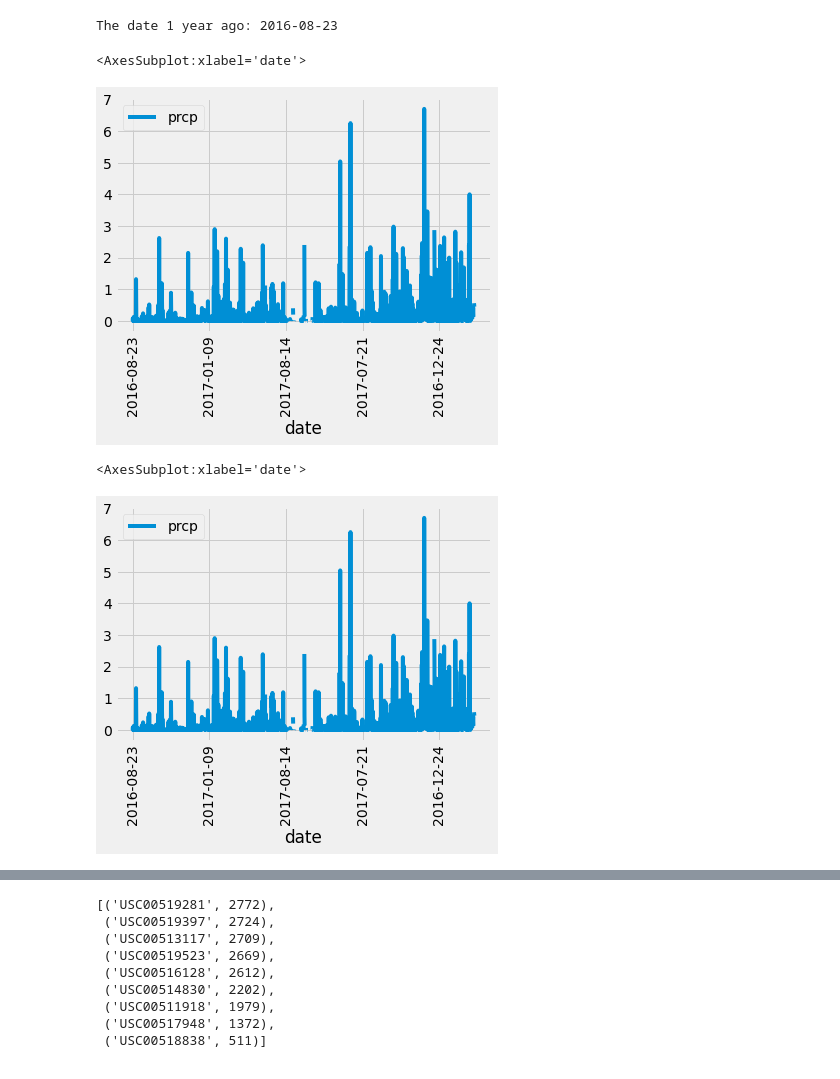
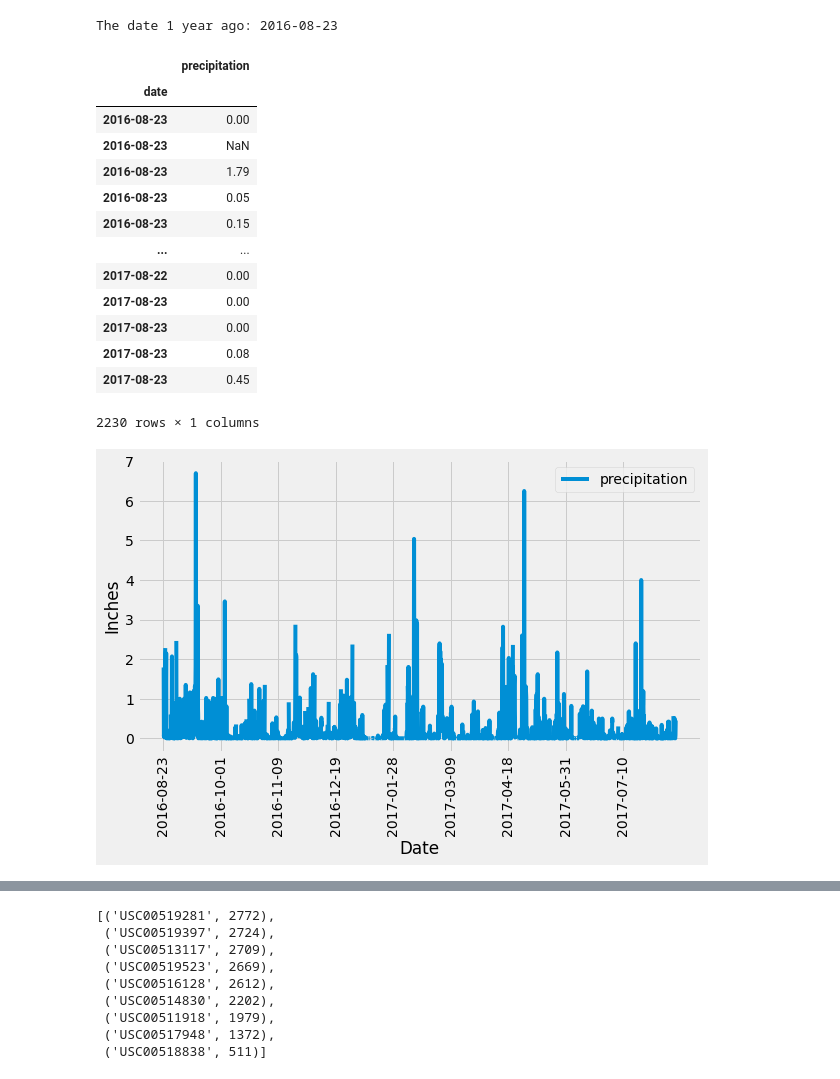
Before and after one commit to sabrinasaleh/sqlalchemy-challenge, a Jupyter notebook: climate_starter.ipynb, the cells around one changed output, grey strips where cells are left out. Cells and saved outputs as stored; diff of their text form; code cells hidden in the pictures.

```diff
--- a/climate_starter.ipynb
+++ b/climate_starter.ipynb
@@ -58,10 +62,16 @@ The date 1 year ago: 2016-08-23
 # %%
 # Perform a query to retrieve the data and precipitation scores
 year_prcp = (
-    session.query(Measurement.date, Measurement.prcp)
-    .filter(Measurement.date >= year_ago_date)
+    session.query(func.strftime("%Y-%m-%d", Measurement.date), Measurement.prcp)
+    .filter(func.strftime("%Y-%m-%d", Measurement.date) >= year_ago_date)
     .all()
 )
+
+# year_prcp = (
+#     session.query(Measurement.date, Measurement.prcp)
+#     .filter(Measurement.date >= year_ago_date)
+#     .all()
+# )
 
 # year_prcp = (
 #     session.query(Measurement.date, Measurement.prcp)
@@ -70,30 +80,50 @@ year_prcp = (
 #     .all()
 # )
 
-# year_prcp = (
-#     session.query(Measurement.date, Measurement.prcp)
-#     .filter(func.strftime("%Y-%m-%d", Measurement.date) >= year_ago_date)
-#     .group_by(Measurement.date)
-#     .all()
-# )
 
 # Save the query results as a Pandas DataFrame and set the index to the date column
-year_prcp_df = pd.DataFrame(year_prcp)
-# year_prcp_df.set_index("date", inplace=True)
+year_prcp_df = pd.DataFrame(year_prcp, columns=["date", "precipitation"])
+year_prcp_df.set_index("date", inplace=True)
 
 # Sort the dataframe by date
 year_prcp_df.sort_values("date", ascending=True)
-# Use Pandas Plotting with Matplotlib to plot the data
-year_prcp_df.plot(x="date", y="prcp", rot=90)
 # %% [output]
+|  | precipitation |
+| date |  |
+| 2016-08-23 | 0.00 |
+| 2016-08-23 | NaN |
+| 2016-08-23 | 1.79 |
+| 2016-08-23 | 0.05 |
+| 2016-08-23 | 0.15 |
+| ... | ... |
+| 2017-08-22 | 0.00 |
+| 2017-08-23 | 0.00 |
+| 2017-08-23 | 0.00 |
+| 2017-08-23 | 0.08 |
+| 2017-08-23 | 0.45 |
-<AxesSubplot:xlabel='date'>
+2230 rows × 1 columns
-[figure, removed]
-# %%
-# Use Pandas Plotting with Matplotlib to plot the data
-year_prcp_df.plot(x="date", y="prcp", rot=90)
-# %% [output]
-<AxesSubplot:xlabel='date'>
-[figure, removed]
+# %%
+# Use Pandas Plotting with Matplotlib to plot the data
+df_matplot = year_prcp_df.sort_values("date", ascending=True).reset_index()
+
+df_matplot.plot(
+    x="date",
+    xticks=(0, 250, 500, 750, 1000, 1250, 1500, 1750, 2000),
+    y="precipitation",
+    #     title="Precipitation: 2016/08/23-2017/08/23",
+    label="precipitation",
+    rot=90,
+    figsize=(9, 5),
+)
+
+plt.xlabel("Date")
+plt.ylabel("Inches")
+plt.legend()
+# plt.tight_layout()
+plt.savefig("Images/sabrina_precipitation.png")
+plt.show()
+# %% [output]
+[figure, added]
 # %%
 # Use Pandas to calcualte the summary statistics for the precipitation data
 year_prcp_df.describe()
```
Also changed, not shown: parts of 10 cells of this notebook.
